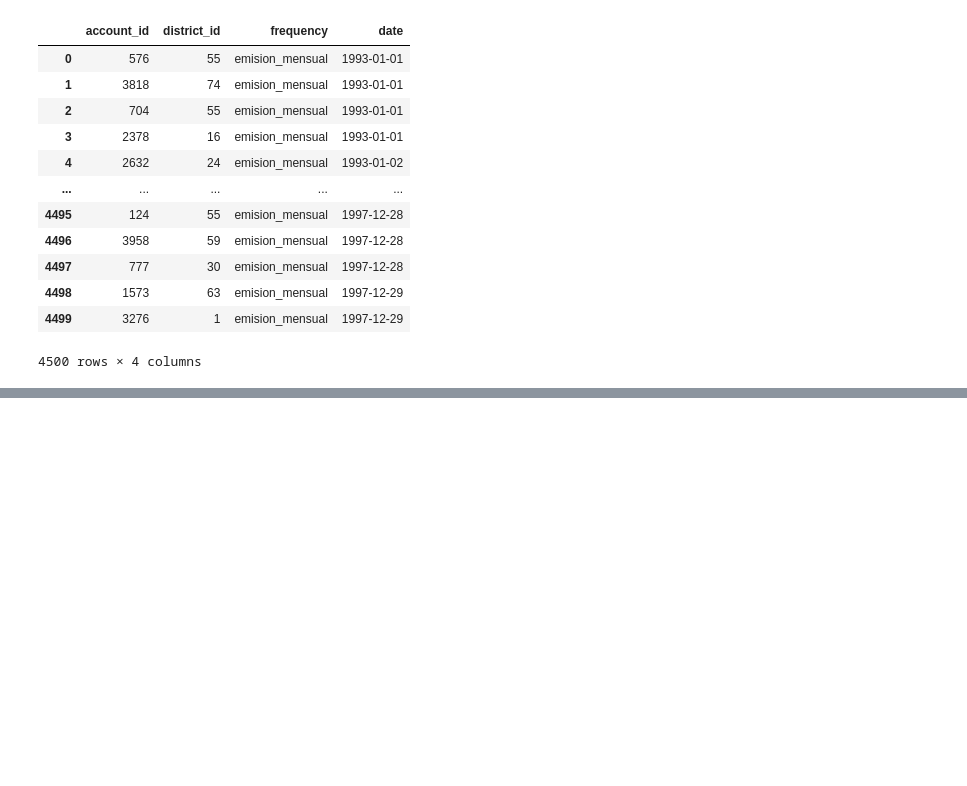
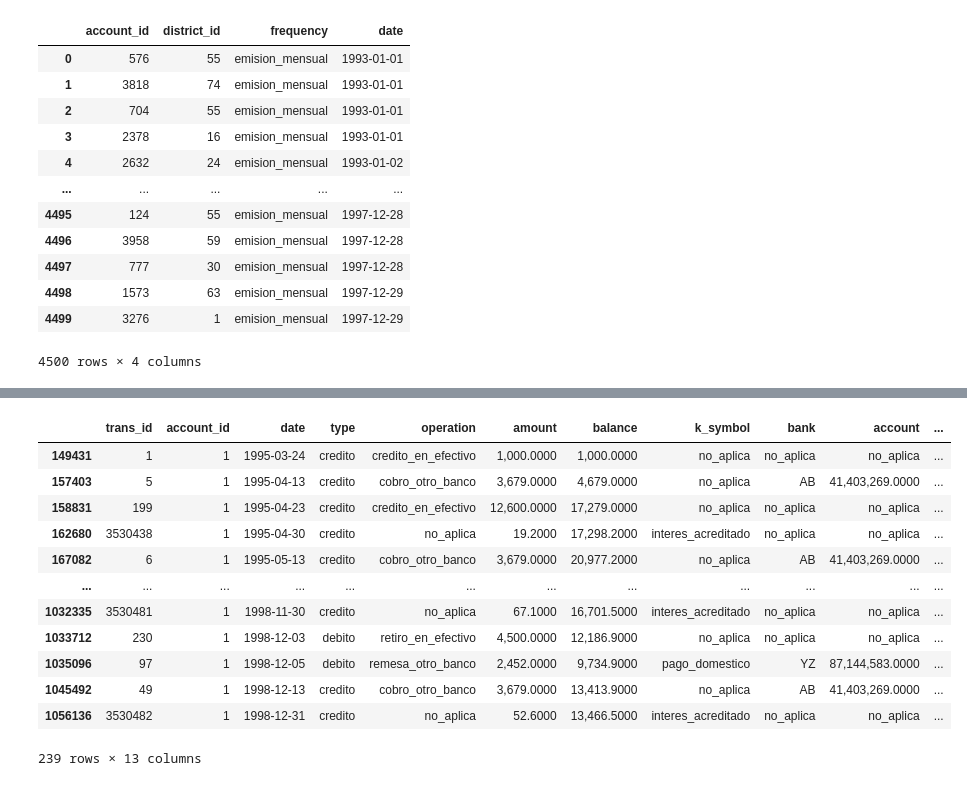
Before and after one commit to Jav10/ClusterBank, a Jupyter notebook: examen2.ipynb, the cells around one changed output, grey strips where cells are left out. Saved outputs shown, nothing was run; the diff lists cells and outputs as text; code cells hidden in the pictures; blank space fills up the shorter version.

```diff
--- a/examen2.ipynb
+++ b/examen2.ipynb
@@ -278,10 +285,11 @@ trans.operation = trans.operation.replace({"VYBER KARTOU": 'retiro_tarjeta_cred'
 # %%
-trans.k_symbol = trans.k_symbol.replace({"POJISTNE": 'pago_seguro', "SLUZBY'": 'pago_de_declaracion',
-                                         "UROK'":'interes_acreditado',
-                                         "SANKC.UROK": 'interes_de_sancion_si_saldo_negativo',
+trans.k_symbol = trans.k_symbol.replace({"POJISTNE": 'pago_seguro', "SLUZBY": 'pago_de_declaracion',
+                                         "UROK":'interes_acreditado',
+                                         "SANKC. UROK": 'interes_de_sancion_si_saldo_negativo',
                                          "SIPO": 'pago_domestico',"DUCHOD": 'pago_de_pension',
                                          "UVER": 'pago_de_prestamo',
-                                         np.nan: "no_aplica"})
+                                         np.nan: "no_aplica",
+                                         " ": "no_aplica"})
 # %%
 trans['bank'] = trans['bank'].replace(np.nan, "no_aplica")
 trans['account'] = trans['account'].replace(np.nan, "no_aplica")
@@ -322,0 +334,4 @@ account['date']=pd.to_datetime(account['date'], format="%Y%m%d")
+# %%
+trans['quarter'] = trans.date.dt.quarter
+trans['year'] = trans.date.dt.year
+trans['month'] = trans.date.dt.month
@@ -322,0 +363,16 @@ account['date']=pd.to_datetime(account['date'], format="%Y%m%d")
+# %%
+trans.loc[trans.account_id==1]
+# %% [output]
+|  | trans_id | account_id | date | type | operation | amount | balance | k_symbol | bank | account | ... |
+| 149431 | 1 | 1 | 1995-03-24 | credito | credito_en_efectivo | 1,000.0000 | 1,000.0000 | no_aplica | no_aplica | no_aplica | ... |
+| 157403 | 5 | 1 | 1995-04-13 | credito | cobro_otro_banco | 3,679.0000 | 4,679.0000 | no_aplica | AB | 41,403,269.0000 | ... |
+| 158831 | 199 | 1 | 1995-04-23 | credito | credito_en_efectivo | 12,600.0000 | 17,279.0000 | no_aplica | no_aplica | no_aplica | ... |
+| 162680 | 3530438 | 1 | 1995-04-30 | credito | no_aplica | 19.2000 | 17,298.2000 | interes_acreditado | no_aplica | no_aplica | ... |
+| 167082 | 6 | 1 | 1995-05-13 | credito | cobro_otro_banco | 3,679.0000 | 20,977.2000 | no_aplica | AB | 41,403,269.0000 | ... |
+| ... | ... | ... | ... | ... | ... | ... | ... | ... | ... | ... | ... |
+| 1032335 | 3530481 | 1 | 1998-11-30 | credito | no_aplica | 67.1000 | 16,701.5000 | interes_acreditado | no_aplica | no_aplica | ... |
+| 1033712 | 230 | 1 | 1998-12-03 | debito | retiro_en_efectivo | 4,500.0000 | 12,186.9000 | no_aplica | no_aplica | no_aplica | ... |
+| 1035096 | 97 | 1 | 1998-12-05 | debito | remesa_otro_banco | 2,452.0000 | 9,734.9000 | pago_domestico | YZ | 87,144,583.0000 | ... |
+| 1045492 | 49 | 1 | 1998-12-13 | credito | cobro_otro_banco | 3,679.0000 | 13,413.9000 | no_aplica | AB | 41,403,269.0000 | ... |
+| 1056136 | 3530482 | 1 | 1998-12-31 | credito | no_aplica | 52.6000 | 13,466.5000 | interes_acreditado | no_aplica | no_aplica | ... |
+239 rows × 13 columns
```
Also changed, not shown: parts of 19 cells of this notebook.
